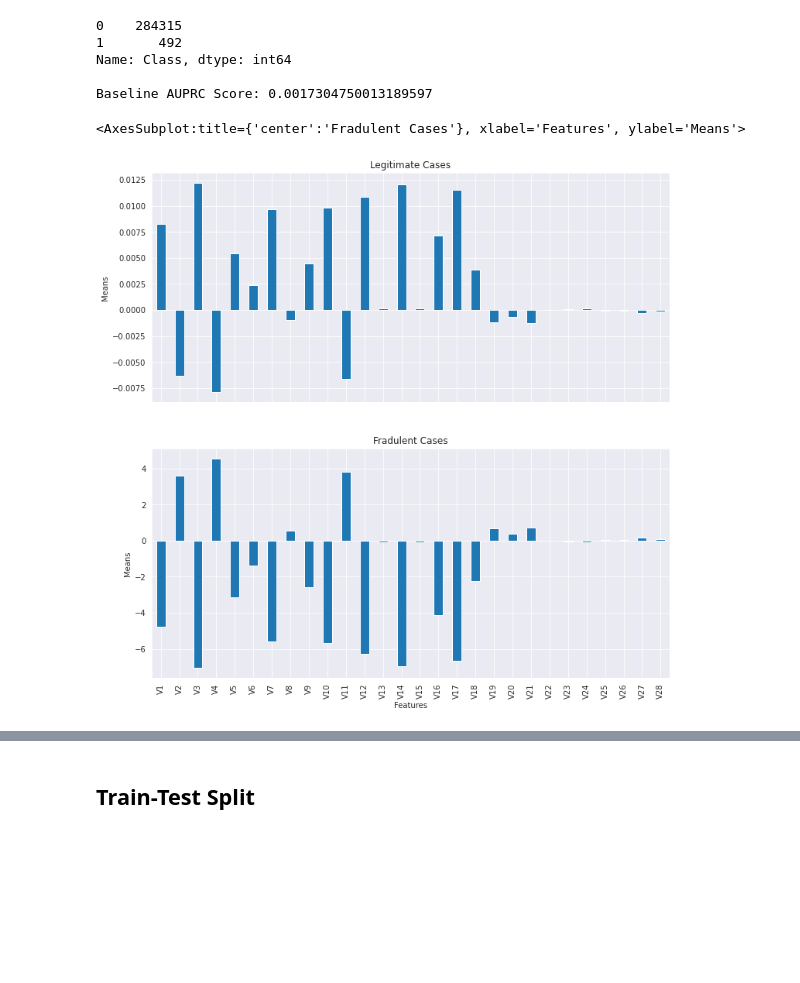
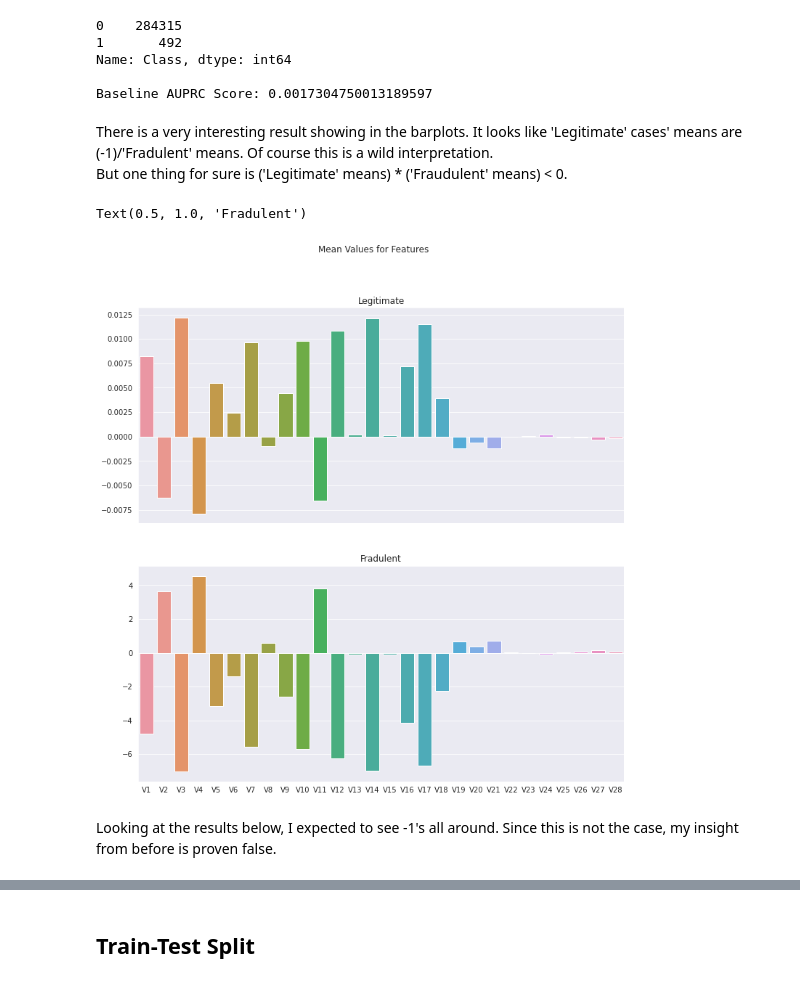
Before and after one commit to AtakanYuksel/credit-card-fraud-detection, a Jupyter notebook: main.ipynb, the cells around one changed output, grey strips where cells are left out. Drawn from its saved outputs; the diff is of its cells as text; code cells hidden in the pictures; blank space fills up the shorter version.

Commit message:
added some reasoning for charts

```diff
--- a/main.ipynb
+++ b/main.ipynb
@@ -46,11 +71,17 @@ print("\nBaseline AUPRC Score: {}".format(counts[1] / counts[0]))
 Name: Class, dtype: int64
 
 Baseline AUPRC Score: 0.0017304750013189597
+# %% [markdown]
+There is a very interesting result showing in the barplots. It looks like 'Legitimate' cases' means are (-1)/'Fradulent' means. Of course this is a wild interpretation.<br>
+But one thing for sure is ('Legitimate' means) * ('Fraudulent' means) < 0.
 # %%
 fig, axes = plt.subplots(2, 1, figsize=(12, 12), sharex=True)
+fig.suptitle("Mean Values for Features")
 
-(df[df["Class"] == 0].iloc[:, 1:-2].mean()).plot(kind="bar", ax=axes[0], title="Legitimate Cases", xlabel="Features", ylabel="Means")
-(df[df["Class"] == 1].iloc[:, 1:-2].mean()).plot(kind="bar", ax=axes[1], title="Fradulent Cases", xlabel="Features", ylabel="Means")
+sns.barplot(x=np.mean(df[df["Class"] == 0].iloc[:, 1:-2]).index, y=np.mean(df[df["Class"] == 0].iloc[:, 1:-2]).values, ax=axes[0]).set_title("Legitimate")
+sns.barplot(x=np.mean(df[df["Class"] == 1].iloc[:, 1:-2]).index, y=np.mean(df[df["Class"] == 1].iloc[:, 1:-2]).values, ax=axes[1]).set_title("Fradulent")
 # %% [output]
-<AxesSubplot:title={'center':'Fradulent Cases'}, xlabel='Features', ylabel='Means'>
+Text(0.5, 1.0, 'Fradulent')
-[figure, old version]
+[figure, new version]
+# %% [markdown]
+Looking at the results below, I expected to see -1's all around. Since this is not the case, my insight from before is proven false.
```
Also changed, not shown: parts of 35 cells of this notebook.
